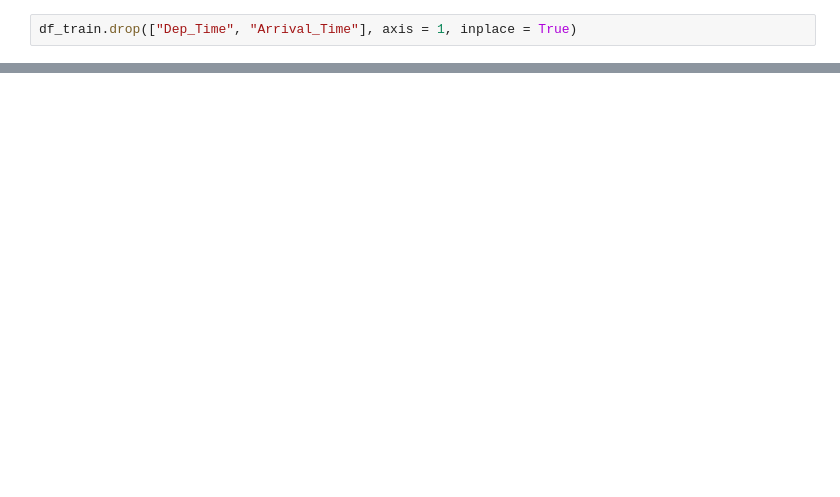
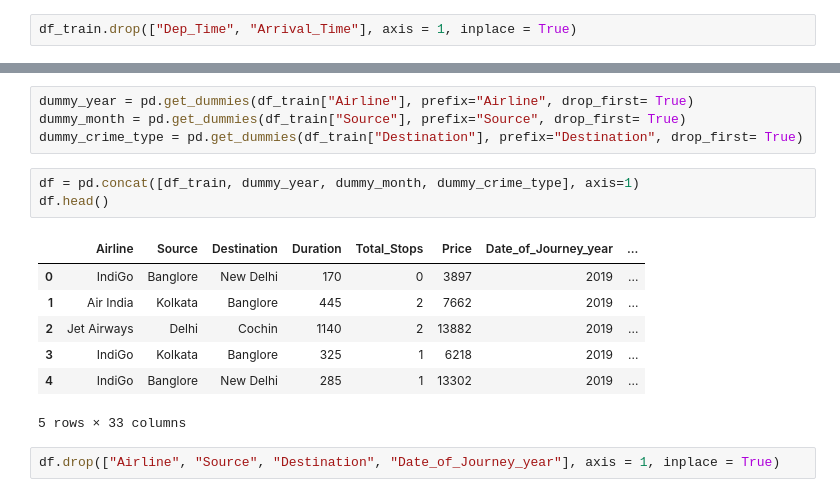
Before and after one commit to saquibmohiuddin/flight-fare-prediction, a Jupyter notebook: flight_fare.ipynb, the cells around one changed output, grey strips where cells are left out. Drawn from its saved outputs; the diff is of its cells as text; blank space fills up the shorter version.

```diff
--- a/flight_fare.ipynb
+++ b/flight_fare.ipynb
@@ -416,0 +406,17 @@ df_train
+# %%
+dummy_year = pd.get_dummies(df_train["Airline"], prefix="Airline", drop_first= True)
+dummy_month = pd.get_dummies(df_train["Source"], prefix="Source", drop_first= True)
+dummy_crime_type = pd.get_dummies(df_train["Destination"], prefix="Destination", drop_first= True)
+# %%
+df = pd.concat([df_train, dummy_year, dummy_month, dummy_crime_type], axis=1)
+df.head()
+# %% [output]
+|  | Airline | Source | Destination | Duration | Total_Stops | Price | Date_of_Journey_year | ... |
+| 0 | IndiGo | Banglore | New Delhi | 170 | 0 | 3897 | 2019 | ... |
+| 1 | Air India | Kolkata | Banglore | 445 | 2 | 7662 | 2019 | ... |
+| 2 | Jet Airways | Delhi | Cochin | 1140 | 2 | 13882 | 2019 | ... |
+| 3 | IndiGo | Kolkata | Banglore | 325 | 1 | 6218 | 2019 | ... |
+| 4 | IndiGo | Banglore | New Delhi | 285 | 1 | 13302 | 2019 | ... |
+5 rows × 33 columns
+# %%
+df.drop(["Airline", "Source", "Destination", "Date_of_Journey_year"], axis = 1, inplace = True)
```
Also changed, not shown: parts of 19 cells of this notebook.
